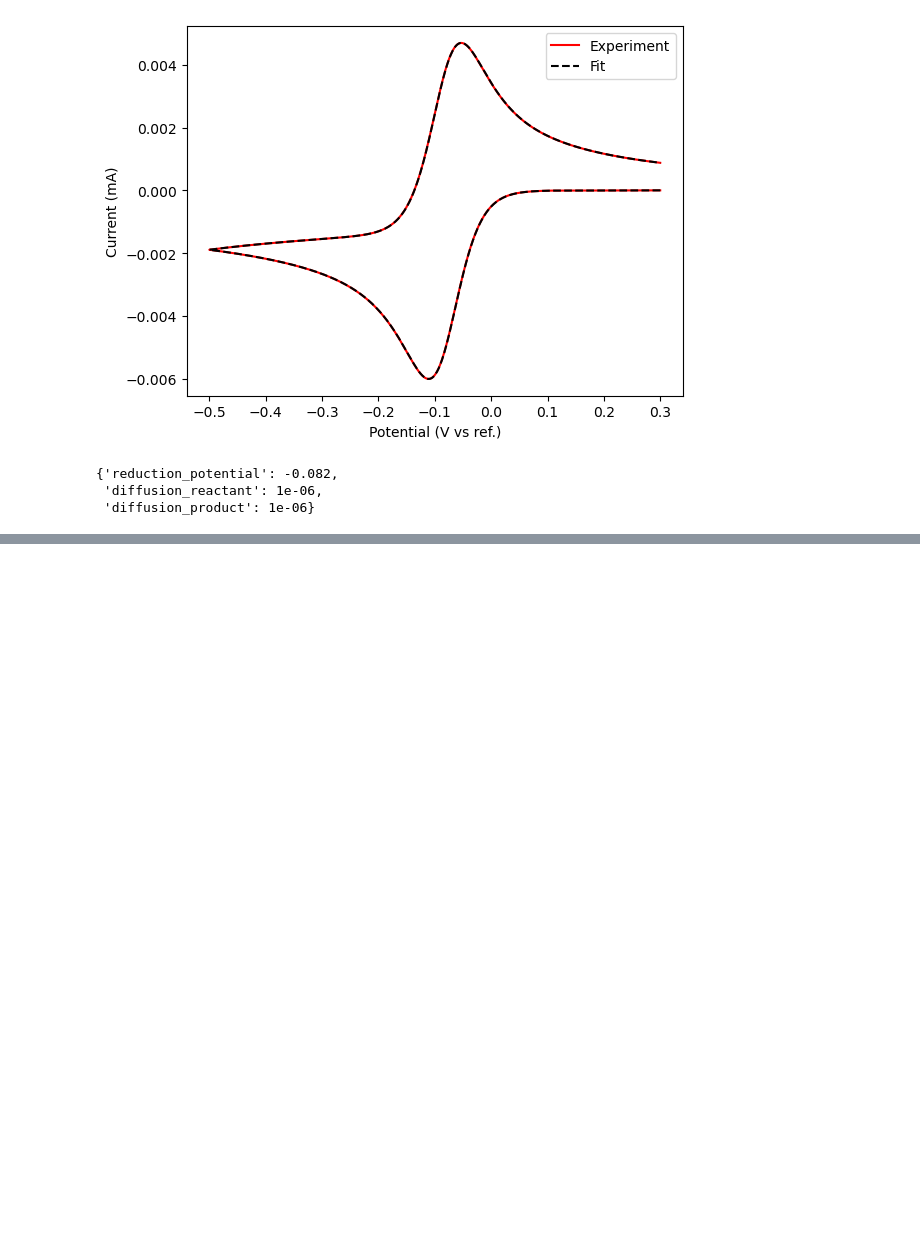
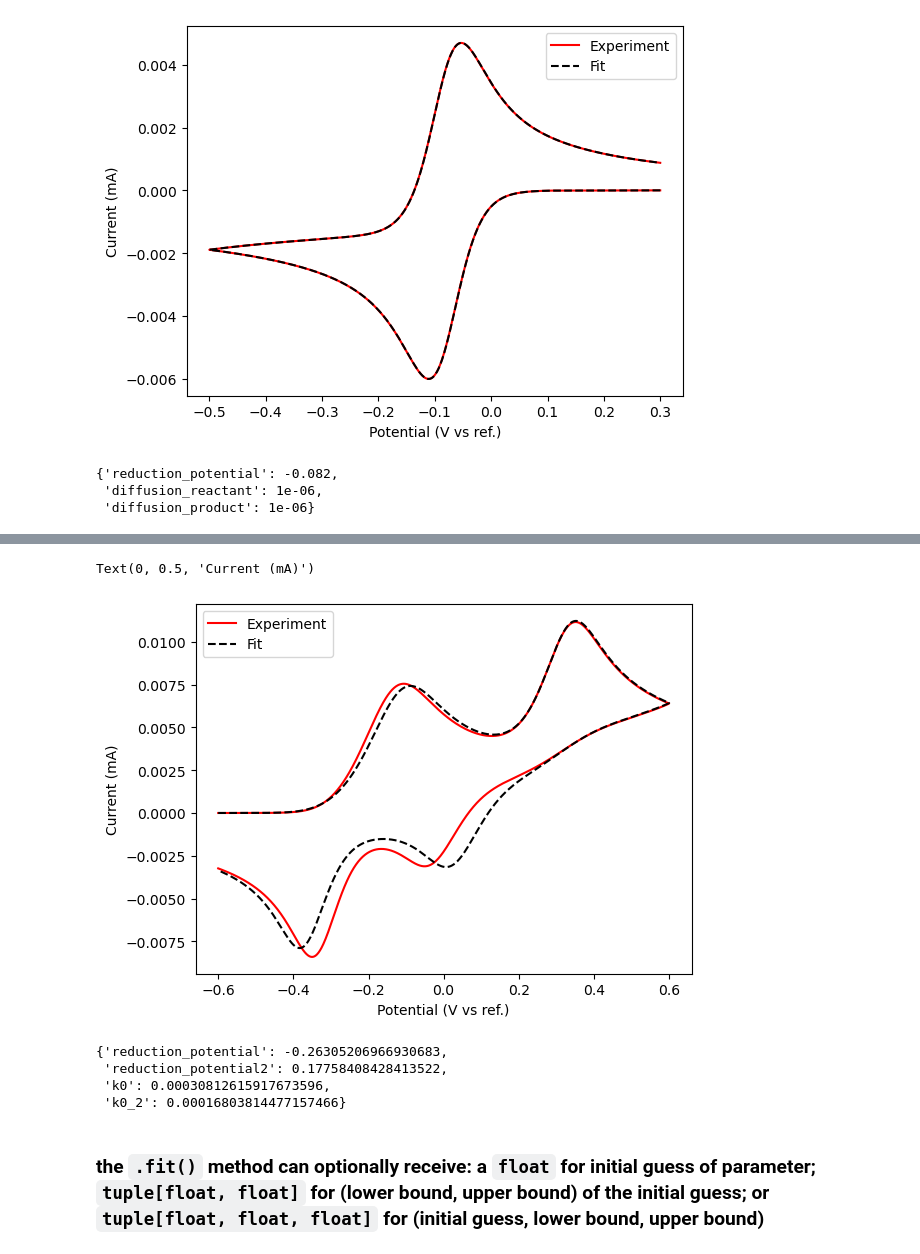
Before and after one commit to ericfell/CVsim, a Jupyter notebook: docs/source/examples/cvsim_examples.ipynb, the cells around one changed output, grey strips where cells are left out. Cells and saved outputs as stored; diff of their text form; code cells hidden in the pictures; blank space fills up the shorter version.

```diff
--- a/docs/source/examples/cvsim_examples.ipynb
+++ b/docs/source/examples/cvsim_examples.ipynb
@@ -183,0 +191,28 @@ final_fit
+# %%
+# again we'll make "fake" data here via CVsim
+fake_voltages, fake_currents = EE(-0.6, 0.6, -0.25, 0.15, 0.1, 1, 3e-6, 3e-6, 3e-6, 0.4, 0.5, 5e-4, 1e-4).simulate()
+# add data point at zero current
+fake_voltages = np.insert(fake_voltages, 0, -0.6)
+fake_currents = np.insert(fake_currents, 0, 0.0)
+
+# fit the "experimental" data
+fitted_voltage, fitted_current, final_fit = FitEE(
+    voltage_to_fit=fake_voltages,  # list, V vs ref.
+    current_to_fit=fake_currents,  # list, A
+    diffusion_reactant=3e-6,       # cm2/s, known prior
+    diffusion_intermediate=3e-6,   # cm2/s, known prior
+    diffusion_product=3e-6,        # cm2/s, known prior
+    alpha=0.4,                     # unitless, known prior
+    alpha2=0.5,                    # unitless, known prior
+    scan_rate=0.1,                 # V/s
+    c_bulk=1,                      # mM
+    step_size=1,                   # mV
+    disk_radius=1.5,               # mm
+    temperature=298,               # K
+).fit(
+    # here is where we input guesses and/or ranges for guesses
+    reduction_potential=-0.3,
+    reduction_potential2=0.2,
+    k0=(2e-4, 1e-4, 2e-3),
+    k0_2=(3e-4, 5e-5, 5e-4),
+)
@@ -183,0 +240,20 @@ final_fit
+# %%
+fig, ax = plt.subplots()
+ax.plot(fake_voltages, fake_currents*1000, 'r', label="Experiment")
+ax.plot(fitted_voltage, fitted_current*1000, 'k--', label="Fit")
+ax.legend()
+ax.set_xlabel('Potential (V vs ref.)')
+ax.set_ylabel('Current (mA)')
+# %% [output]
+Text(0, 0.5, 'Current (mA)')
+[figure, added]
+# %%
+# access final fit parameters
+final_fit
+# %% [output]
+{'reduction_potential': -0.26305206966930683,
+ 'reduction_potential2': 0.17758408428413522,
+ 'k0': 0.00030812615917673596,
+ 'k0_2': 0.00016803814477157466}
+# %% [markdown]
+### the `.fit()` method can optionally receive: a `float` for initial guess of parameter; `tuple[float, float]` for (lower bound, upper bound) of the initial guess; or `tuple[float, float, float]` for (initial guess, lower bound, upper bound)
```
Also changed, not shown: parts of 5 cells of this notebook.
